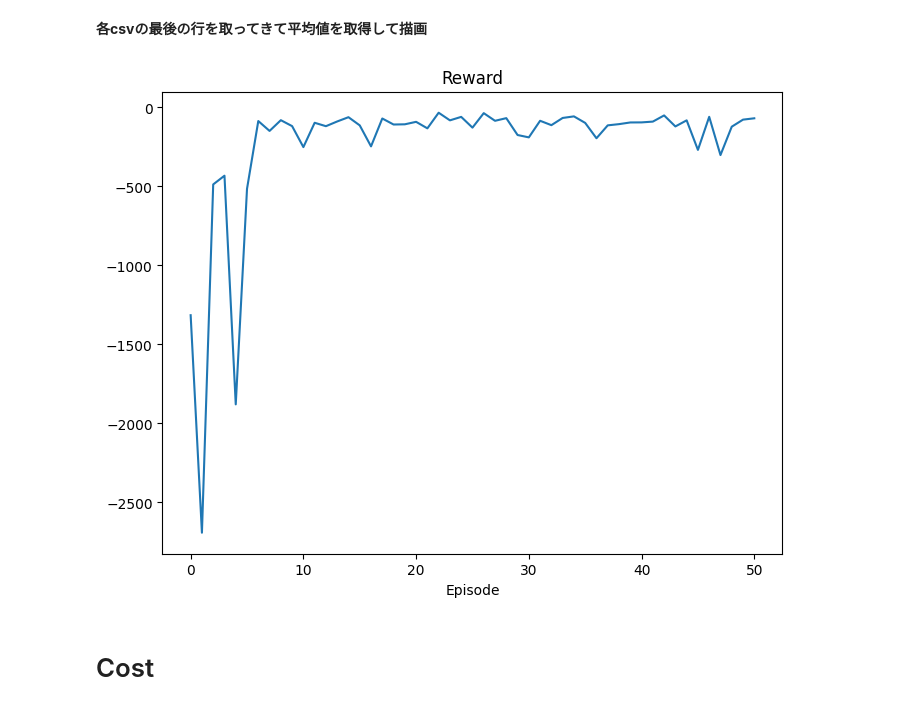
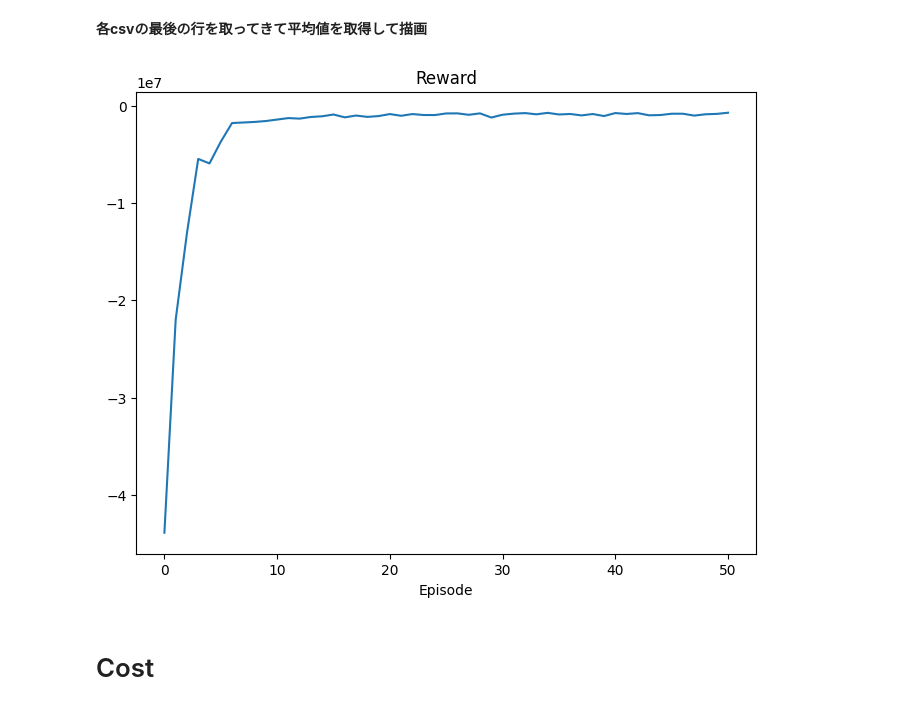
Before and after one commit to moooyu1121/master_thesis_model, a Jupyter notebook: analysis.ipynb, the cells around one changed output. Drawn from its saved outputs; the diff is of its cells as text; code cells hidden in the pictures.

```diff
--- a/analysis.ipynb
+++ b/analysis.ipynb
@@ -30,19 +30,21 @@ print(reward_sorted_file_paths)
 # %%
 reward_list = []
 
 for path in reward_sorted_file_paths:
     df = pd.read_csv(path, index_col=0)
-    reward_list.append(df.iloc[-1, :].mean())
+    reward_df = df.sum(axis=0)
+    reward = float(reward_df.mean())
+    reward_list.append(reward)
 
 fig, ax = plt.subplots(figsize=(8, 6))
 ax.plot(reward_list)
 ax.set_title('Reward')
 ax.set_xlabel('Episode')
 # ax.set_ylabel('Reward')
 plt.show()
 fig.savefig('output/insight/reward.png', dpi=300)
 # %% [output]
-[figure, old version]
+[figure, new version]
 # %% [markdown]
 # Cost
 # %%
```
Also changed, not shown: parts of 2 cells of this notebook, 3 other files.
